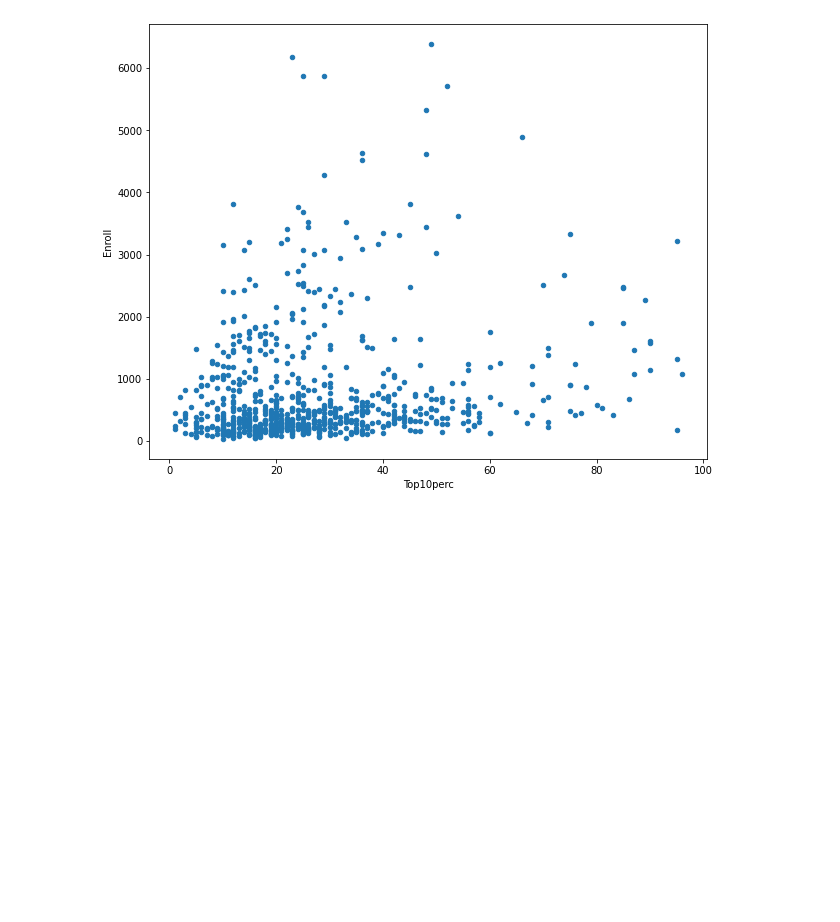
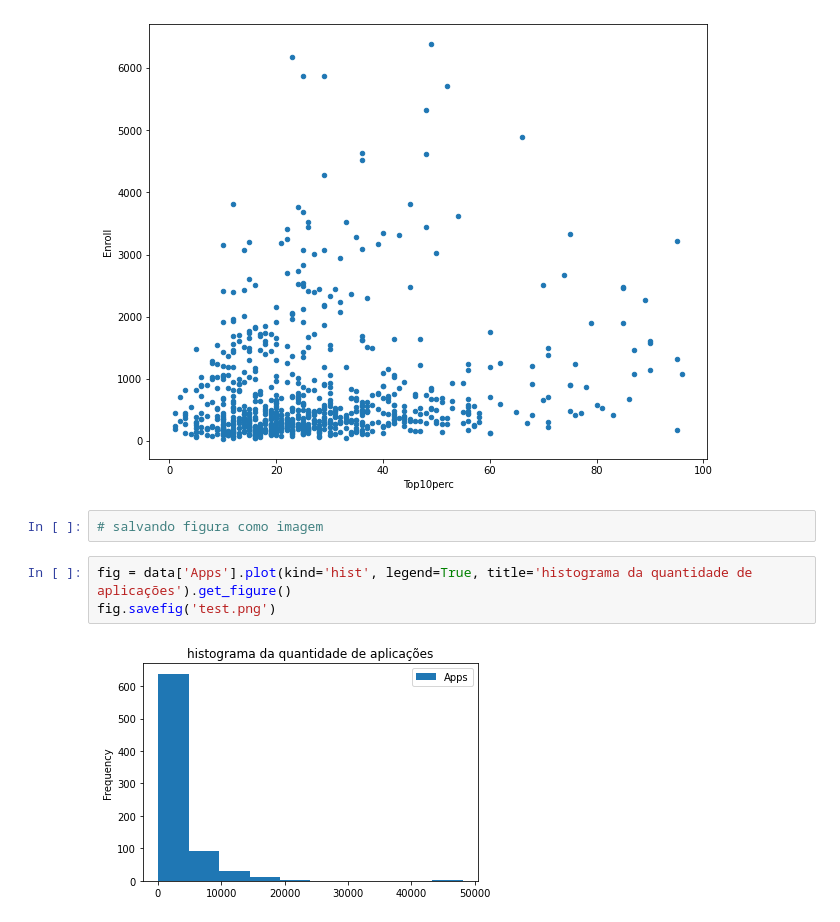
Before and after one commit to JoseCarlos458/10-estatistica, a Jupyter notebook: introducao.ipynb, the cells around one changed output. Saved outputs shown, nothing was run; the diff lists cells and outputs as text; blank space fills up the shorter version.

```diff
--- a/introducao.ipynb
+++ b/introducao.ipynb
@@ -324,3 +324,10 @@ data.plot(x='Top10perc', y='Enroll', kind='scatter', figsize=(10,8))
 # %% [output]
 <matplotlib.axes._subplots.AxesSubplot at 0x...>
 [figure]
+# %%
+# salvando figura como imagem
+# %%
+fig = data['Apps'].plot(kind='hist', legend=True, title='histograma da quantidade de aplicações').get_figure()
+fig.savefig('test.png')
+# %% [output]
+[figure, added]
```
Also changed, not shown: parts of 1 cell of this notebook.
